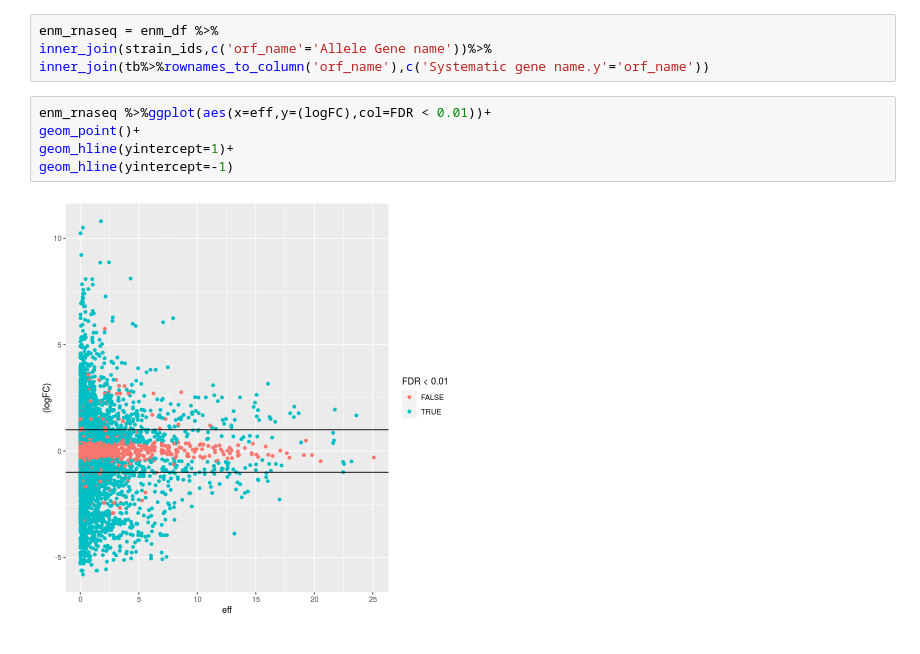
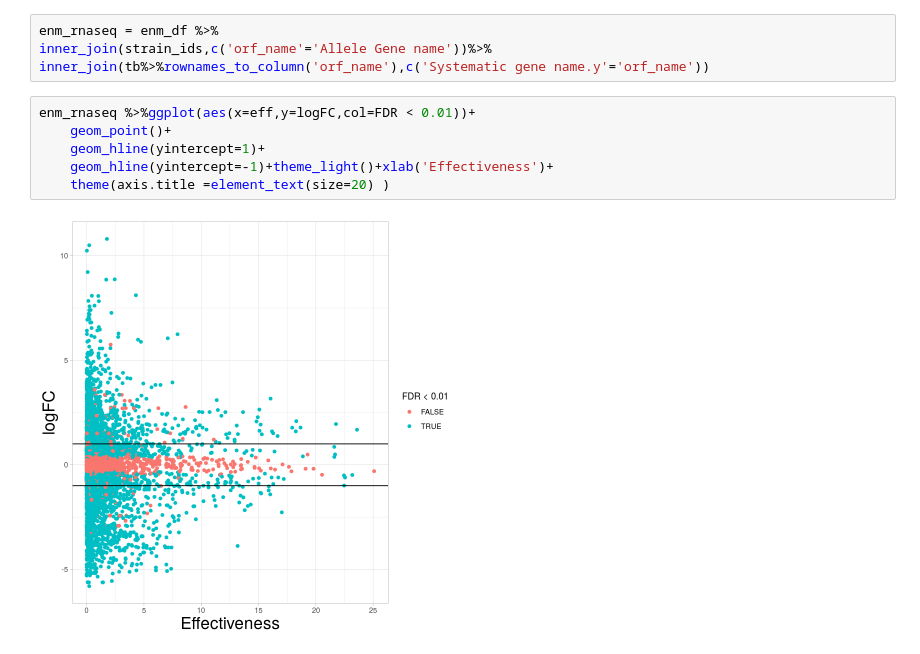
Before and after one commit to oacar/enm_package, a Jupyter notebook: notebooks/10-enm_rnaseq-0825.ipynb, the cells around one changed output. Cells and saved outputs as stored; diff of their text form.

```diff
--- a/notebooks/10-enm_rnaseq-0825.ipynb
+++ b/notebooks/10-enm_rnaseq-0825.ipynb
@@ -173,9 +128,10 @@ enm_rnaseq = enm_df %>%
 inner_join(strain_ids,c('orf_name'='Allele Gene name'))%>%
 inner_join(tb%>%rownames_to_column('orf_name'),c('Systematic gene name.y'='orf_name'))
 # %%
-enm_rnaseq %>%ggplot(aes(x=eff,y=(logFC),col=FDR < 0.01))+
-geom_point()+
-geom_hline(yintercept=1)+
-geom_hline(yintercept=-1)
+enm_rnaseq %>%ggplot(aes(x=eff,y=logFC,col=FDR < 0.01))+
+    geom_point()+
+    geom_hline(yintercept=1)+
+    geom_hline(yintercept=-1)+theme_light()+xlab('Effectiveness')+
+    theme(axis.title =element_text(size=20) )
 # %% [output]
-[figure, old version]
+[figure, new version]
```
Also changed, not shown: parts of 11 cells of this notebook, 17 other files.
